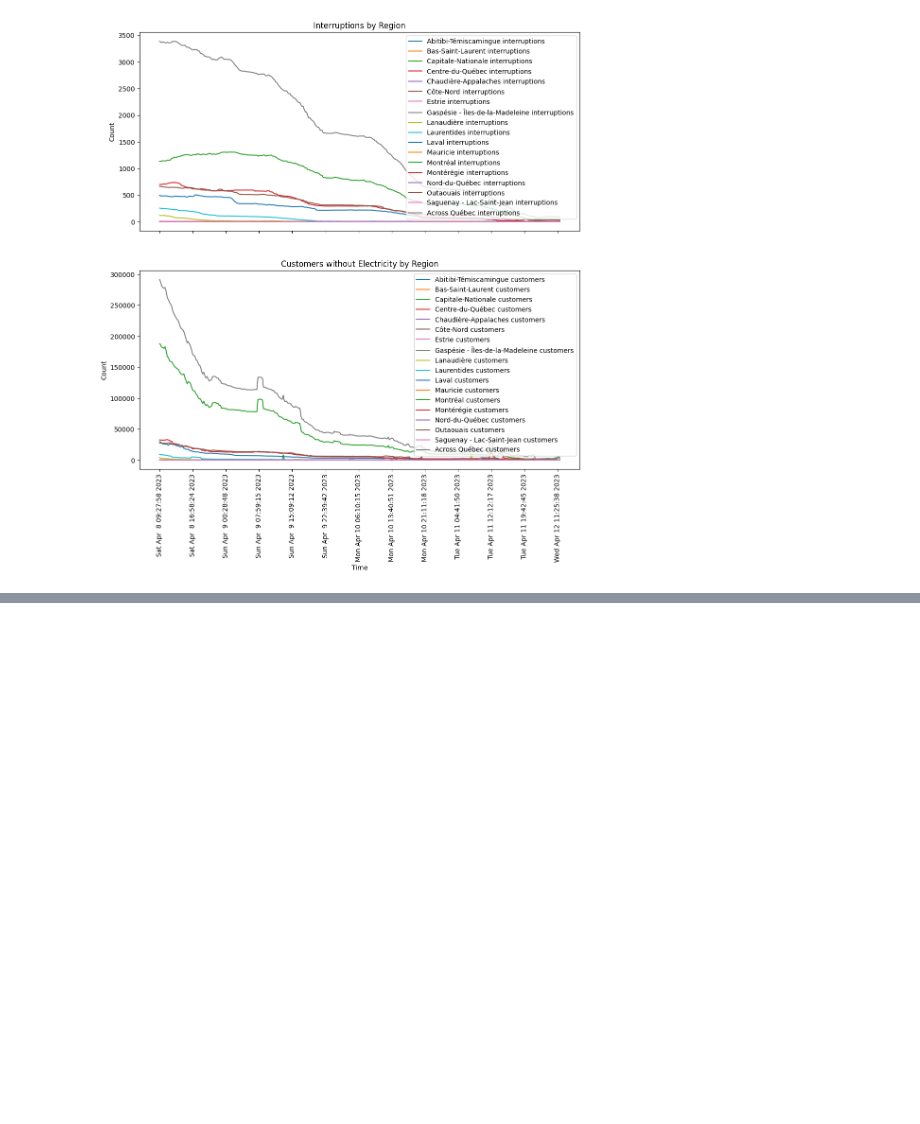
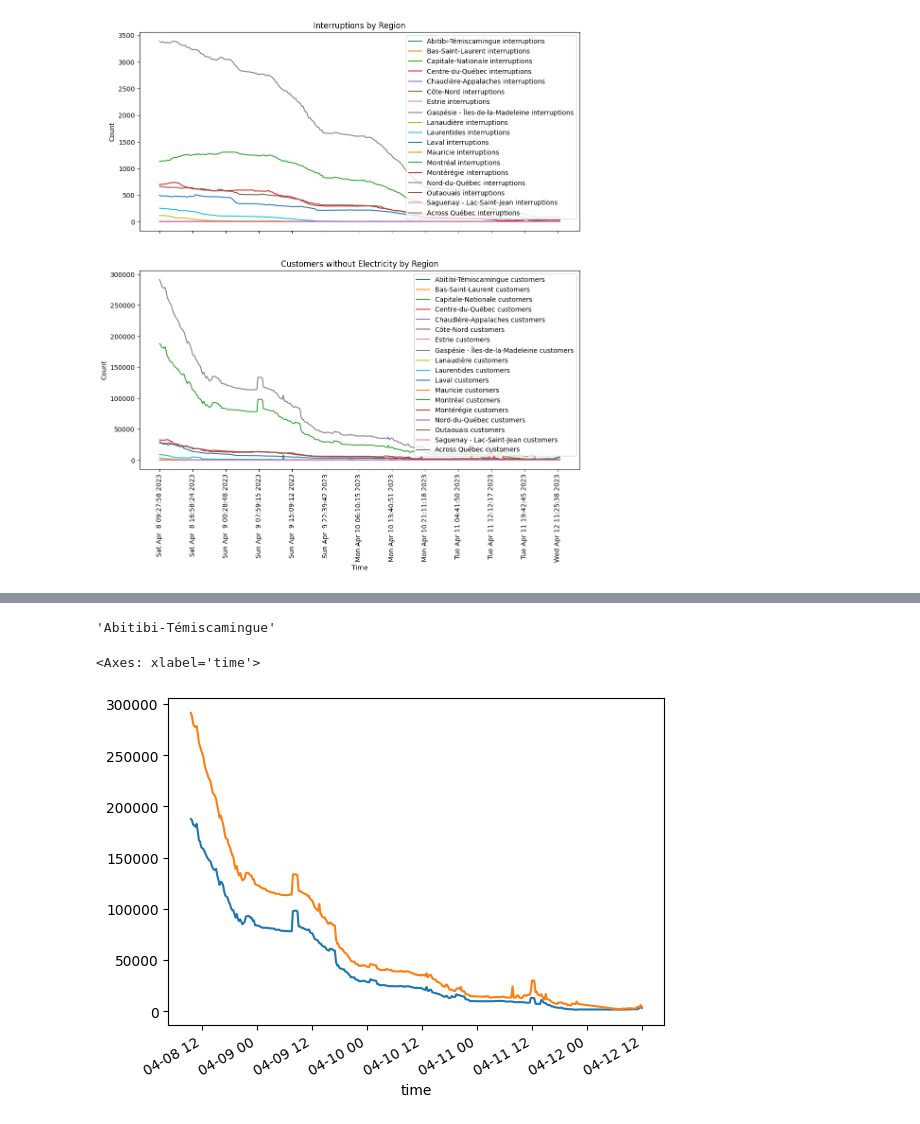
Before and after one commit to CMonnin/QC_Ice_Storm, a Jupyter notebook: notebook.ipynb, the cells around one changed output, grey strips where cells are left out. Saved outputs shown, nothing was run; the diff lists cells and outputs as text; code cells hidden in the pictures; blank space fills up the shorter version.

```diff
--- a/notebook.ipynb
+++ b/notebook.ipynb
@@ -200,0 +184,30 @@ df
+# %%
+regions = [
+    {'label': 'Abitibi-Témiscamingue', 'value': 'Abitibi-Témiscamingue'},
+    {'label': 'Bas-Saint-Laurent', 'value': 'Bas-Saint-Laurent'},
+    {'label': 'Capitale-Nationale', 'value': 'Capitale-Nationale'},
+    {'label': 'Centre-du-Québec', 'value': 'Centre-du-Québec'},
+    {'label': 'Chaudière-Appalaches', 'value': 'Chaudière-Appalaches'},
+    {'label': 'Côte-Nord', 'value': 'Côte-Nord'},
+    {'label': 'Estrie', 'value': 'Estrie'},
+    {'label': 'Gaspésie - Îles-de-la-Madeleine', 'value': 'Gaspésie - Îles-de-la-Madeleine'},
+    {'label': 'Lanaudière', 'value': 'Lanaudière'},
+    {'label': 'Laurentides', 'value': 'Laurentides'},
+    {'label': 'Laval', 'value': 'Laval'},
+    {'label': 'Mauricie', 'value': 'Mauricie'},
+    {'label': 'Montréal', 'value': 'Montréal'},
+    {'label': 'Montérégie', 'value': 'Montérégie'},
+    {'label': 'Nord-du-Québec', 'value': 'Nord-du-Québec'},
+    {'label': 'Outaouais', 'value': 'Outaouais'},
+    {'label': 'Saguenay - Lac-Saint-Jean', 'value': 'Saguenay - Lac-Saint-Jean'},
+    {'label': 'Across Québec', 'value': 'Across Québec'}]
+
+regions[0].get('value')
+# %% [output]
+'Abitibi-Témiscamingue'
+# %%
+df['Montréal customers'].plot()
+df['Across Québec customers'].plot()
+# %% [output]
+<Axes: xlabel='time'>
+[figure, added]
```
Also changed, not shown: parts of 5 cells of this notebook, 3 other files.
